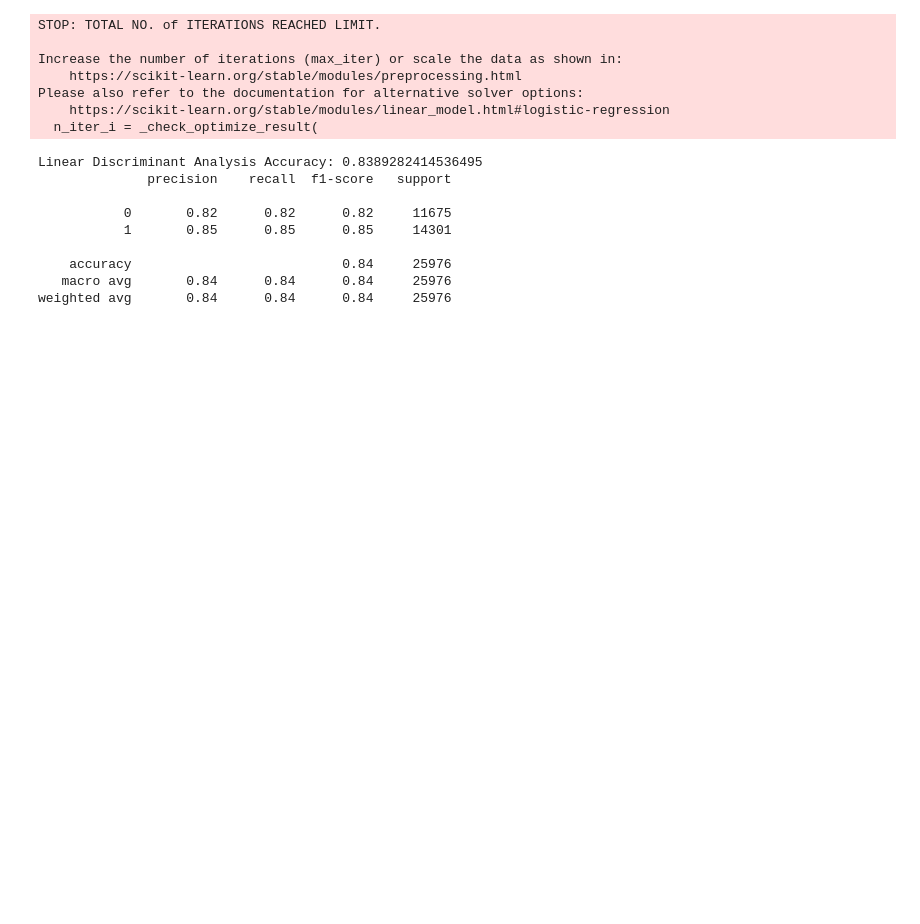
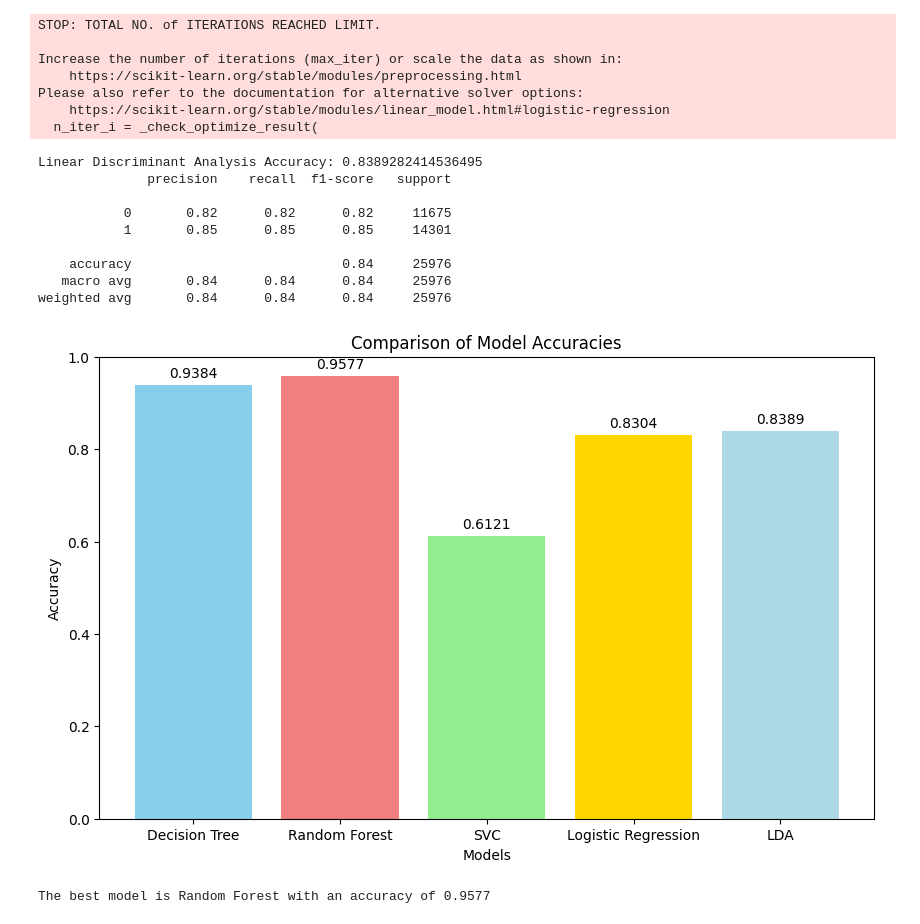
Before and after one commit to mohammedbasithpm964/Al-ML-Tasks-and-Projects, a Jupyter notebook: Airlines_Pred.ipynb, the cells around one changed output. Cells and saved outputs as stored; diff of their text form; code cells hidden in the pictures; blank space fills up the shorter version.

```diff
--- a/Airlines_Pred.ipynb
+++ b/Airlines_Pred.ipynb
@@ -472,3 +472,36 @@ Linear Discriminant Analysis Accuracy: 0.8389282414536495
     accuracy                           0.84     25976
    macro avg       0.84      0.84      0.84     25976
 weighted avg       0.84      0.84      0.84     25976
+# %%
+# prompt: based on the all the above algorithm and its accuracy provide a barchart individually and compare it and provide a best model via chart itself
+
+import numpy as np
+import matplotlib.pyplot as plt
+
+# Accuracy scores from previous model evaluations
+models = ['Decision Tree', 'Random Forest', 'SVC', 'Logistic Regression', 'LDA']
+accuracies = [accuracy, accuracy_rf, accuracy_svc, accuracy_logreg, accuracy_lda]
+
+# Create the bar chart
+plt.figure(figsize=(10, 6))
+plt.bar(models, accuracies, color=['skyblue', 'lightcoral', 'lightgreen', 'gold', 'lightblue'])
+plt.xlabel("Models")
+plt.ylabel("Accuracy")
+plt.title("Comparison of Model Accuracies")
+
+# Add accuracy values on top of the bars
+for i, v in enumerate(accuracies):
+    plt.text(i, v + 0.01, f"{v:.4f}", ha='center', va='bottom', fontsize=10) # Adjust fontsize as needed
+
+plt.ylim(0, 1) # Set y-axis limit to 0-1 for accuracy
+plt.show()
+
+# Determine the best model based on accuracy
+best_model_index = np.argmax(accuracies)
+best_model = models[best_model_index]
+best_accuracy = accuracies[best_model_index]
+
+print(f"The best model is {best_model} with an accuracy of {best_accuracy:.4f}")
+# %% [output]
+[figure, added]
+The best model is Random Forest with an accuracy of 0.9577
```
